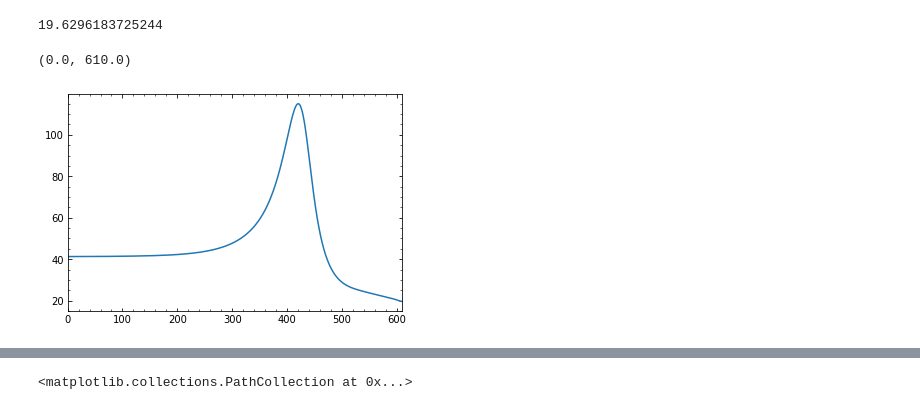
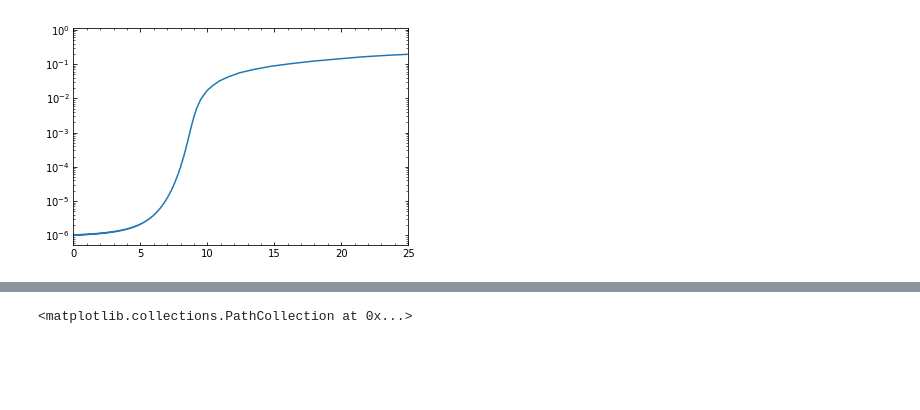
Before and after one commit to jbmertens/criticalcollapse, a Jupyter notebook: ms_hm_universal.ipynb, the cells around one changed output, grey strips where cells are left out. Saved outputs shown, nothing was run; the diff lists cells and outputs as text; code cells hidden in the pictures; blank space fills up the shorter version.

```diff
--- a/ms_hm_universal.ipynb
+++ b/ms_hm_universal.ipynb
@@ -648,0 +824,2 @@ hm.run_steps(1000000)
+# %%
+hm_mix_bak=copy.copy(hm_mix)
@@ -657,2 +836,2 @@ hm.u
 # %%
-hm_bak.u
+hm.u=0
@@ -679,0 +1045,3 @@ plt.xlim(hm.N-50,hm.N)
+# %%
+hm=hm_mix_bak
+hm_mix = hm_mix_bak
@@ -688,15 +1085,20 @@ plt.xlim(hm.N-50,hm.N)
 
         g = hm.gamma(hm.R, hm.m, hm.U)
         r = hm.rho(hm.R, hm.m, hm.U, hm.xi, g, xiprime, Rprime, mprime)
+        drho = hm.drho(hm.R, hm.m, hm.U, g, hm.xi, Rprime, mprime, xiprime)
         exi = np.exp(hm.xi)
-        ephi = hm.ephi(hm.R, hm.U, g, xiprime, Rprime)
+        ephi = hm.ephi(hm.R, hm.U, g, hm.xi, xiprime, Rprime)
         elambda = hm.elambda(ephi, exi, xiprime)
         epsi = hm.epsi(hm.R, hm.U, g, hm.xi, r, ephi)
 
-        #plt.plot(np.arange(hm.N), r)
+        #plt.plot(np.arange(hm.N-1), ddfddA(hm.U, hm.deltaL, hm.Abar, 0)[1:])
+        #plt.plot(np.arange(hm.N), dfdA(r, hm.deltaL, hm.Abar, 1e100))
+        plt.plot((hm_mix.Abar*hm_mix.R * np.exp((hm_mix.alpha) * hm_mix.xi)), r* (np.exp((hm_mix.alpha) * hm_mix.xi))**(-3*(1+w)))
         #plt.plot(np.arange(hm.N), ephi)
         #plt.plot(np.arange(hm.N), epsi)
-        plt.plot(np.arange(hm.N),elambda / epsi)
-        plt.xlim(0,hm.N)
+        #plt.plot(np.arange(hm.N),elambda / epsi)
+        plt.xlim(0,25)
+        plt.ylim(1e-8,1)
+        plt.yscale('log')
 #plt.ylim(0.915,0.93)
 # %% [output]
@@ -705,29 +1106,29 @@ plt.xlim(hm.N-50,hm.N)
-# %%
-(elambda / epsi).min()
-# %% [output]
-19.6296183725244
 # %%
-        xiprime = dfdA(hm_mix.xi, hm_mix.deltaL, hm_mix.Abar, 1e100)
-        Rprime = dfdA(hm_mix.R, hm_mix.deltaL, hm_mix.Abar, 1e100)
-        mprime = dfdA(hm_mix.m, hm_mix.deltaL, hm_mix.Abar, 1e100)
+        xiprime = dfdA(hm.xi, hm.deltaL, hm.Abar, 1e100)
+        Rprime = dfdA(hm.R, hm.deltaL, hm.Abar, 1e100)
+        mprime = dfdA(hm.m, hm.deltaL, hm.Abar, 1e100)
 
 
 
         #xiprime.fill(1)
 
-        g = hm_mix.gamma(hm_mix.R, hm_mix.m, hm_mix.U)
-        r = hm_mix.rho(hm_mix.R, hm_mix.m, hm_mix.U, hm_mix.xi, g, xiprime, Rprime, mprime)
-        exi = np.exp(hm_mix.xi)
-        ephi = hm_mix.ephi(hm_mix.R, hm_mix.U, g, xiprime, Rprime)
-        elambda = hm_mix.elambda(ephi, exi, xiprime)
-        epsi = hm_mix.epsi(hm_mix.R, hm_mix.U, g, hm_mix.xi, r, ephi)
+        g = hm.gamma(hm.R, hm.m, hm.U)
+        r = hm.rho(hm.R, hm.m, hm.U, hm.xi, g, xiprime, Rprime, mprime)
+        drho = hm.drho(hm.R, hm.m, hm.U, g, hm.xi, Rprime, mprime, xiprime)
+        exi = np.exp(hm.xi)
+        ephi = hm.ephi(hm.R, hm.U, g, hm.xi, xiprime, Rprime)
+        elambda = hm.elambda(ephi, exi, xiprime)
+        epsi = hm.epsi(hm.R, hm.U, g, hm.xi, r, ephi)
 
-        #plt.plot(np.arange(hm_mix.N), r)
-        #plt.plot(np.arange(hm_mix.N), ephi)
-        #plt.plot(np.arange(hm_mix.N), epsi)
-        plt.plot(np.arange(hm_mix.N),elambda / epsi)
-        plt.xlim(0,hm_mix.N)
+        #plt.plot(np.arange(hm.N-1), ddfddA(hm.U, hm.deltaL, hm.Abar, 0)[1:])
+        #plt.plot(np.arange(hm.N), dfdA(r, hm.deltaL, hm.Abar, 1e100))
+        plt.plot((hm.Abar*hm.R * np.exp((hm.alpha) * hm.xi)), epsi)
+        #plt.plot(np.arange(hm.N), ephi)
+        #plt.plot(np.arange(hm.N), epsi)
+        #plt.plot(np.arange(hm.N),elambda / epsi)
+        plt.xlim(0,25)
+        #plt.ylim(1e-8,1)
+        plt.yscale('log')
 #plt.ylim(0.915,0.93)
 # %% [output]
-(0.0, 610.0)
-[figure, old version]
+[figure, new version]
```
Also changed, not shown: parts of 70 cells of this notebook.
